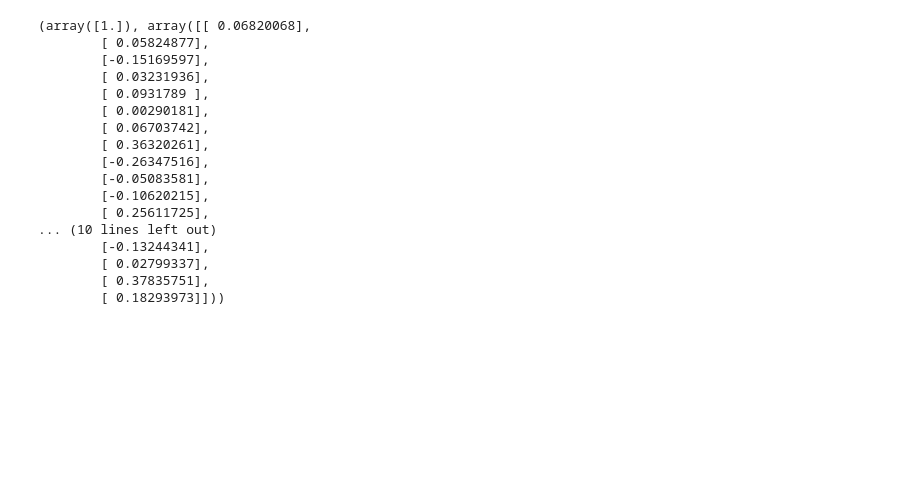
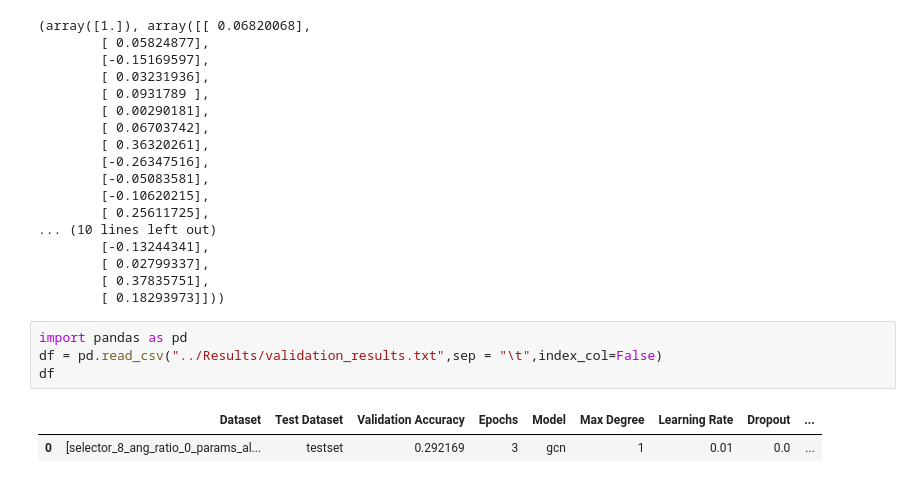
Before and after one commit to SamuelStentz/Graph-Convolutional-Neural-Network, a Jupyter notebook: GCNClassifier/Model Code Editing.ipynb, the cells around one changed output. Saved outputs shown, nothing was run; the diff lists cells and outputs as text; blank space fills up the shorter version.

Commit message:
validations are now all automatically added to the results folder! All information is easily accessible in a tab seperated format

```diff
--- a/GCNClassifier/Model Code Editing.ipynb
+++ b/GCNClassifier/Model Code Editing.ipynb
@@ -968,3 +974,10 @@ eigsh(laplacian, 1, which='LM')
         [ 0.02799337],
         [ 0.37835751],
         [ 0.18293973]]))
+# %%
+import pandas as pd
+df = pd.read_csv("../Results/validation_results.txt",sep = "\t",index_col=False)
+df
+# %% [output]
+|  | Dataset | Test Dataset | Validation Accuracy | Epochs | Model | Max Degree | Learning Rate | Dropout | ... |
+| 0 | [selector_8_ang_ratio_0_params_al... | testset | 0.292169 | 3 | gcn | 1 | 0.01 | 0.0 | ... |
```
Also changed, not shown: parts of 3 cells of this notebook, 3 other files.
